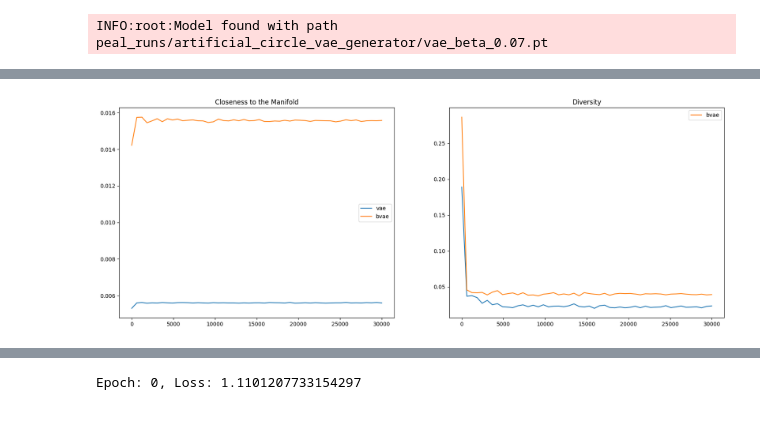
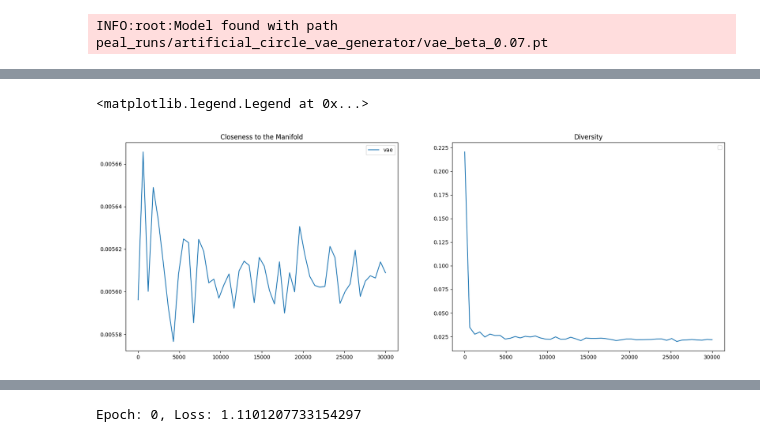
Before and after one commit to Explainable-AI-Berlin/pytorch_explain_and_adapt_library, a Jupyter notebook: notebooks/circle_vae.ipynb, the cells around one changed output, grey strips where cells are left out. Drawn from its saved outputs; the diff is of its cells as text; code cells hidden in the pictures.

```diff
--- a/notebooks/circle_vae.ipynb
+++ b/notebooks/circle_vae.ipynb
@@ -337,8 +337,8 @@ def circle_ks(samples):
     return torch.max(torch.abs(dist.cdf(sample_thetas) - ecdf))
 
 sizes = np.linspace(5, 30000, 50, dtype=np.int)
-distances_bvae = []
-ks_stats_bvae = []
+distances = []
+ks_stats = []
 for size in sizes:
     dist = 0.0
     ks = 0.0
@@ -346,18 +346,18 @@ for size in sizes:
         samples = adaptor.sample_x(batch_size=size)
         dist += circle_distance(samples)
         ks += circle_ks(samples)
-    distances_bvae.append(dist/5)
-    ks_stats_bvae.append(ks/5)
+    distances.append(dist/5)
+    ks_stats.append(ks/5)
 # %%
 fig, axs = plt.subplots(1, 2, figsize=(20, 7))
 
 axs[0].plot(np.array(sizes), distances, label='vae')
-axs[0].plot(np.array(sizes), distances_bvae, label='bvae')
+#axs[0].plot(np.array(sizes), distances_bvae, label='bvae')
 axs[0].legend()
 axs[0].set_title(f'Closeness to the Manifold')
 
 axs[1].plot(np.array(sizes), ks_stats)
-axs[1].plot(np.array(sizes), ks_stats_bvae, label='bvae')
+#axs[1].plot(np.array(sizes), ks_stats_bvae, label='bvae')
 axs[1].set_title(f'Diversity')
 plt.legend()
 # %% [output]
@@ -365,4 +365,5 @@ plt.legend()
+<matplotlib.legend.Legend at 0x...>
-[figure, old version]
+[figure, new version]
 # %%
 student = torch.load('peal_runs/artificial_circle_poisened_classifier/model.cpl')
 teacher = torch.load('peal_runs/artificial_circle_unpoisened_classifier/model.cpl')
```
Also changed, not shown: parts of 4 cells of this notebook, 13 other files.
